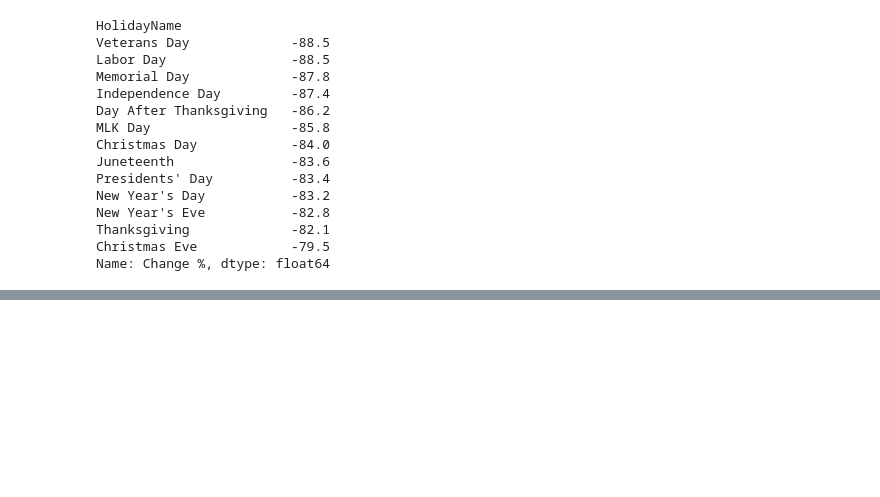
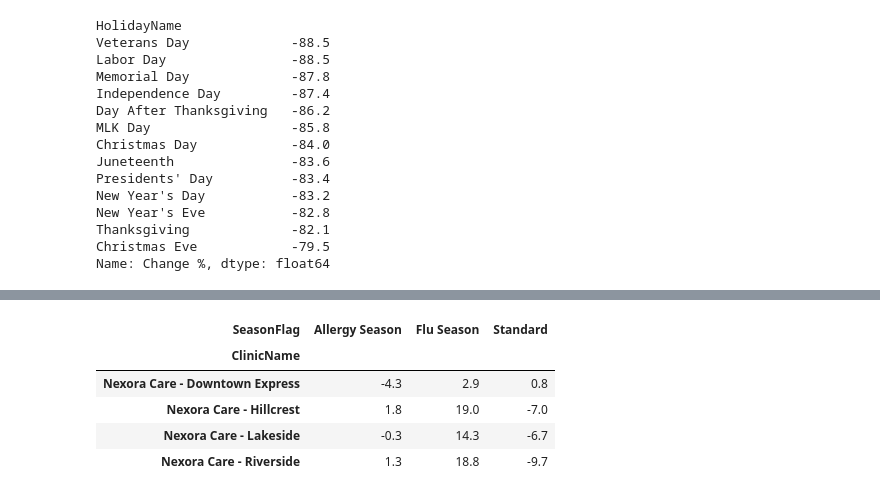
Before and after one commit to grandpacltn/nexora-forecasting, a Jupyter notebook: notebooks/eda.ipynb, the cells around one changed output, grey strips where cells are left out. Cells and saved outputs as stored; diff of their text form; code cells hidden in the pictures; blank space fills up the shorter version.

```diff
--- a/notebooks/eda.ipynb
+++ b/notebooks/eda.ipynb
@@ -399,0 +456,12 @@ Name: Change %, dtype: float64
+# %%
+nh = daily[~daily["IsHoliday"]]
+season_avg = nh.groupby(["ClinicName", "SeasonFlag"])["Appointments"].mean().unstack()
+season_pct = season_avg.div(nh.groupby("ClinicName")["Appointments"].mean(), axis=0).sub(1).mul(100)
+season_pct.round(1)
+# %% [output]
+| SeasonFlag | Allergy Season | Flu Season | Standard |
+| ClinicName |  |  |  |
+| Nexora Care - Downtown Express | -4.3 | 2.9 | 0.8 |
+| Nexora Care - Hillcrest | 1.8 | 19.0 | -7.0 |
+| Nexora Care - Lakeside | -0.3 | 14.3 | -6.7 |
+| Nexora Care - Riverside | 1.3 | 18.8 | -9.7 |
```
Also changed, not shown: parts of 12 cells of this notebook, 2 other files.
